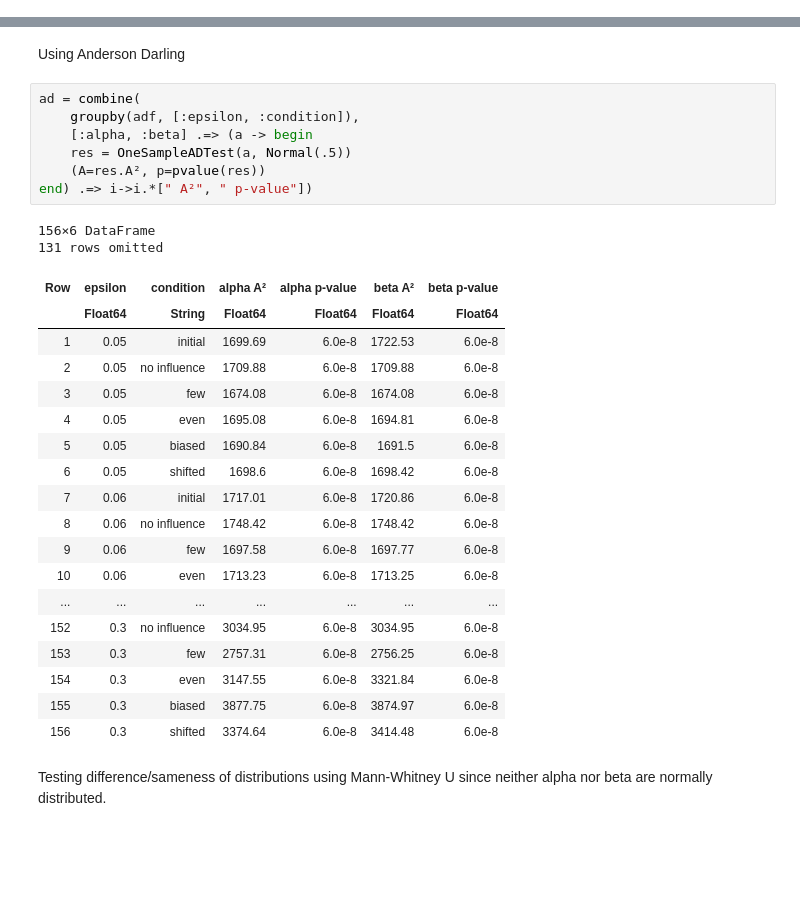
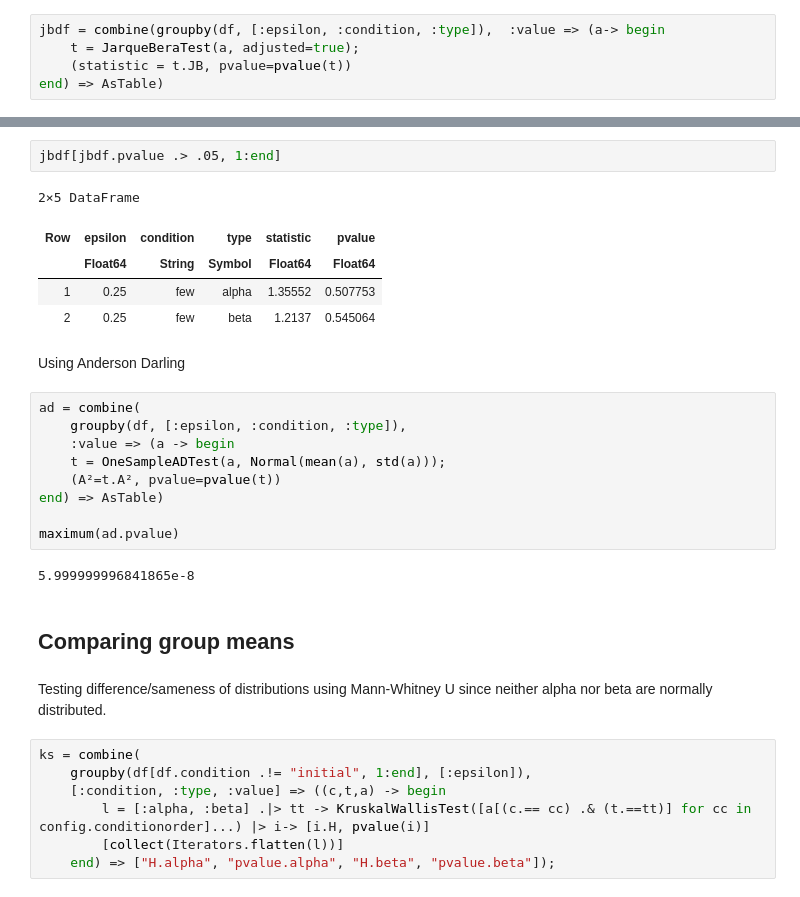
Before and after one commit to ethz-coss/artefacts-and-worldview, a Jupyter notebook: artefact_influence.ipynb, the cells around one changed output, grey strips where cells are left out. Saved outputs shown, nothing was run; the diff lists cells and outputs as text; blank space fills up the shorter version.

```diff
--- a/artefact_influence.ipynb
+++ b/artefact_influence.ipynb
@@ -247,0 +215,5 @@ end
+# %%
+jbdf = combine(groupby(df, [:epsilon, :condition, :type]),  :value => (a-> begin
+    t = JarqueBeraTest(a, adjusted=true);
+    (statistic = t.JB, pvalue=pvalue(t))
+end) => AsTable)
@@ -248,34 +241,34 @@ end
+# %%
+jbdf[jbdf.pvalue .> .05, 1:end]
+# %% [output]
+2×5 DataFrame
+| Row | epsilon | condition | type | statistic | pvalue |
+|  | Float64 | String | Symbol | Float64 | Float64 |
+| 1 | 0.25 | few | alpha | 1.35552 | 0.507753 |
+| 2 | 0.25 | few | beta | 1.2137 | 0.545064 |
 # %% [markdown]
 Using Anderson Darling
 # %%
 ad = combine(
-    groupby(adf, [:epsilon, :condition]),
-    [:alpha, :beta] .=> (a -> begin
-    res = OneSampleADTest(a, Normal(.5))
-    (A=res.A², p=pvalue(res))
-end) .=> i->i.*[" A²", " p-value"])
+    groupby(df, [:epsilon, :condition, :type]),
+    :value => (a -> begin
+    t = OneSampleADTest(a, Normal(mean(a), std(a)));
+    (A²=t.A², pvalue=pvalue(t))
+end) => AsTable)
+
+maximum(ad.pvalue)
 # %% [output]
-156×6 DataFrame
-131 rows omitted
+5.999999996841865e-8
-| Row | epsilon | condition | alpha A² | alpha p-value | beta A² | beta p-value |
-|  | Float64 | String | Float64 | Float64 | Float64 | Float64 |
-| 1 | 0.05 | initial | 1699.69 | 6.0e-8 | 1722.53 | 6.0e-8 |
-| 2 | 0.05 | no influence | 1709.88 | 6.0e-8 | 1709.88 | 6.0e-8 |
-| 3 | 0.05 | few | 1674.08 | 6.0e-8 | 1674.08 | 6.0e-8 |
-| 4 | 0.05 | even | 1695.08 | 6.0e-8 | 1694.81 | 6.0e-8 |
-| 5 | 0.05 | biased | 1690.84 | 6.0e-8 | 1691.5 | 6.0e-8 |
-| 6 | 0.05 | shifted | 1698.6 | 6.0e-8 | 1698.42 | 6.0e-8 |
-| 7 | 0.06 | initial | 1717.01 | 6.0e-8 | 1720.86 | 6.0e-8 |
-| 8 | 0.06 | no influence | 1748.42 | 6.0e-8 | 1748.42 | 6.0e-8 |
-| 9 | 0.06 | few | 1697.58 | 6.0e-8 | 1697.77 | 6.0e-8 |
-| 10 | 0.06 | even | 1713.23 | 6.0e-8 | 1713.25 | 6.0e-8 |
-| ... | ... | ... | ... | ... | ... | ... |
-| 152 | 0.3 | no influence | 3034.95 | 6.0e-8 | 3034.95 | 6.0e-8 |
-| 153 | 0.3 | few | 2757.31 | 6.0e-8 | 2756.25 | 6.0e-8 |
-| 154 | 0.3 | even | 3147.55 | 6.0e-8 | 3321.84 | 6.0e-8 |
-| 155 | 0.3 | biased | 3877.75 | 6.0e-8 | 3874.97 | 6.0e-8 |
-| 156 | 0.3 | shifted | 3374.64 | 6.0e-8 | 3414.48 | 6.0e-8 |
+# %% [markdown]
+## Comparing group means
 # %% [markdown]
 Testing difference/sameness of distributions using Mann-Whitney U since neither alpha nor beta are normally distributed.
+# %%
+ks = combine(
+    groupby(df[df.condition .!= "initial", 1:end], [:epsilon]),
+    [:condition, :type, :value] => ((c,t,a) -> begin
+        l = [:alpha, :beta] .|> tt -> KruskalWallisTest([a[(c.== cc) .& (t.==tt)] for cc in config.conditionorder]...) |> i-> [i.H, pvalue(i)]
+        [collect(Iterators.flatten(l))]
+    end) => ["H.alpha", "pvalue.alpha", "H.beta", "pvalue.beta"]);
 # %%
 # MWU tests
```
Also changed, not shown: parts of 45 cells of this notebook, 9 other files.
